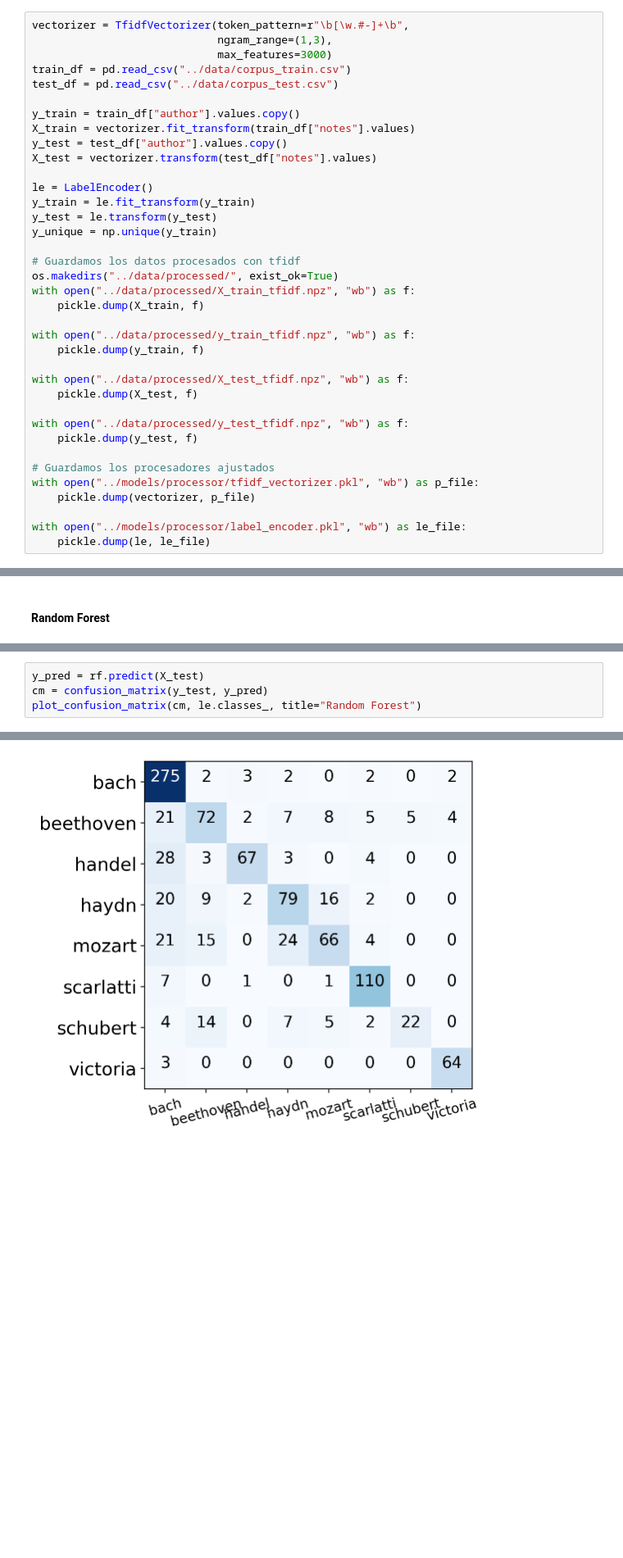
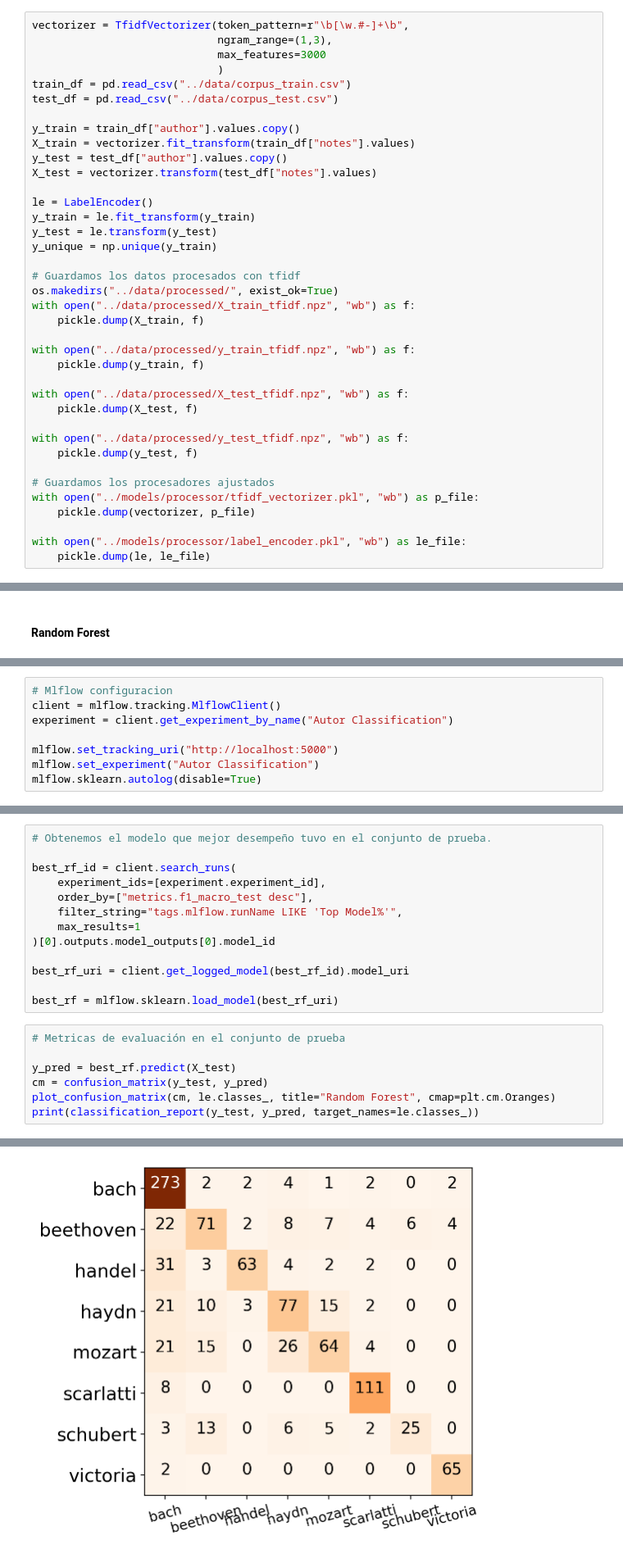
Before and after one commit to Gustavo-HA/MCE_Tercer-Semestre, a Jupyter notebook: Multimodal/T2/codigo/Tarea002_Gustavo_Hernandez.ipynb, the cells around one changed output, grey strips where cells are left out. Shown: that part at 82% size. Cells and saved outputs as stored; diff of their text form; blank space fills up the shorter version.

Commit message:
Implementation of the RF, XGB and SVC RBF classifiers with HPO and MLflow tracking

```diff
--- a/Multimodal/T2/codigo/Tarea002_Gustavo_Hernandez.ipynb
+++ b/Multimodal/T2/codigo/Tarea002_Gustavo_Hernandez.ipynb
@@ -254,7 +266,8 @@ y_test: csr_matrix = pickle.load(open("../data/processed/y_test_tfidf.npz", "rb"
 # %%
 vectorizer = TfidfVectorizer(token_pattern=r"\b[\w.#-]+\b",
                              ngram_range=(1,3),
-                             max_features=3000)
+                             max_features=3000
+                             )
 train_df = pd.read_csv("../data/corpus_train.csv")
 test_df = pd.read_csv("../data/corpus_test.csv")
 
@@ -317,0 +332,8 @@ from sklearn.ensemble import RandomForestClassifier
+# %%
+# Mlflow configuracion
+client = mlflow.tracking.MlflowClient()
+experiment = client.get_experiment_by_name("Autor Classification")
+
+mlflow.set_tracking_uri("http://localhost:5000")
+mlflow.set_experiment("Autor Classification")
+mlflow.sklearn.autolog(disable=True)
@@ -330,5 +459,21 @@ RandomForestClassifier(max_depth=100, min_samples_leaf=2, min_samples_split=5,
+# %%
+# Obtenemos el modelo que mejor desempeño tuvo en el conjunto de prueba.
+
+best_rf_id = client.search_runs(
+    experiment_ids=[experiment.experiment_id],
+    order_by=["metrics.f1_macro_test desc"],
+    filter_string="tags.mlflow.runName LIKE 'Top Model%'",
+    max_results=1
+)[0].outputs.model_outputs[0].model_id
+
+best_rf_uri = client.get_logged_model(best_rf_id).model_uri
+
+best_rf = mlflow.sklearn.load_model(best_rf_uri)
 # %%
-y_pred = rf.predict(X_test)
+# Metricas de evaluación en el conjunto de prueba
+
+y_pred = best_rf.predict(X_test)
 cm = confusion_matrix(y_test, y_pred)
-plot_confusion_matrix(cm, le.classes_, title="Random Forest")
+plot_confusion_matrix(cm, le.classes_, title="Random Forest", cmap=plt.cm.Oranges)
+print(classification_report(y_test, y_pred, target_names=le.classes_))
 # %% [output]
@@ -335 +494 @@ plot_confusion_matrix(cm, le.classes_, title="Random Forest")
-[figure, old version]
+[figure, new version]
```
Also changed, not shown: parts of 22 cells of this notebook.
